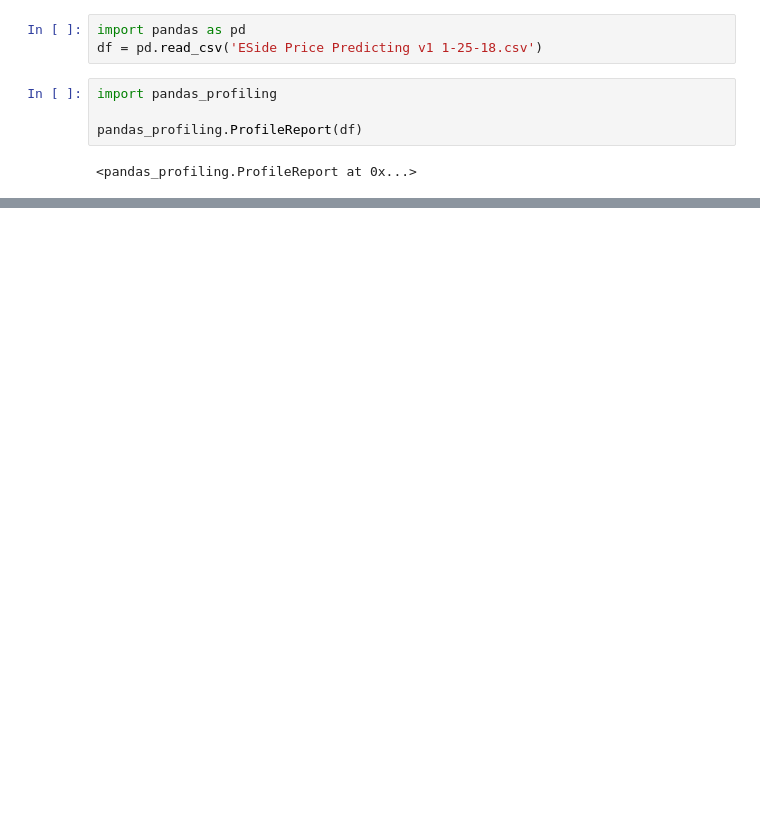
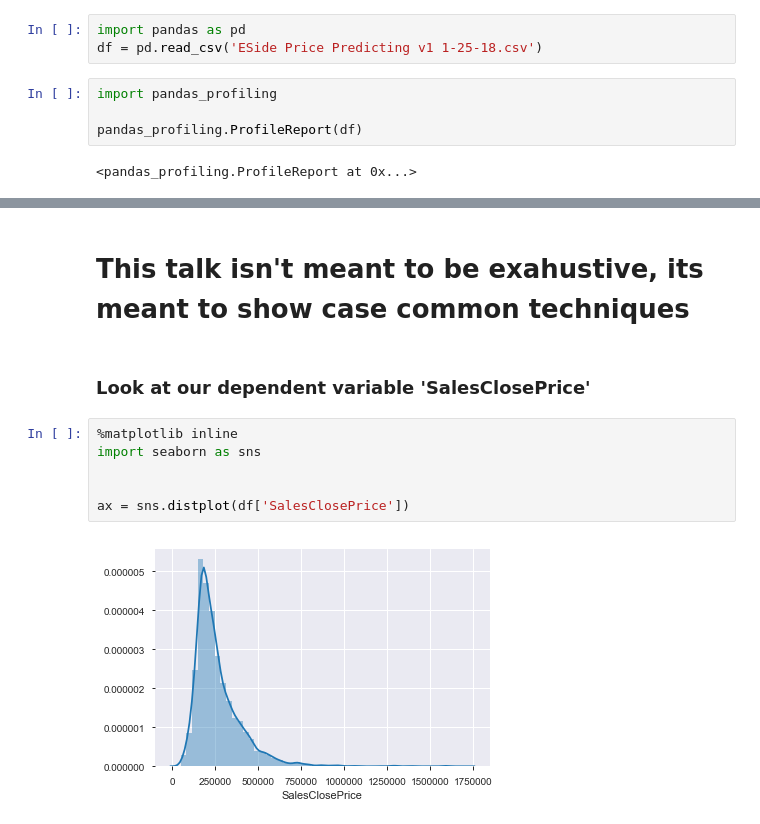
Before and after one commit to SocialDataSci/feature_engineering, a Jupyter notebook: feature_engineering.ipynb, the cells around one changed output, grey strips where cells are left out. Drawn from its saved outputs; the diff is of its cells as text; blank space fills up the shorter version.

```diff
--- a/feature_engineering.ipynb
+++ b/feature_engineering.ipynb
@@ -62,0 +57,12 @@ To be able to plot the data. (If a transformation is needed to be able to plot t
+# %% [markdown]
+# This talk isn't meant to be exahustive, its meant to show case common techniques
+# %% [markdown]
+### Look at our dependent variable 'SalesClosePrice'
+# %%
+%matplotlib inline
+import seaborn as sns
+
+
+ax = sns.distplot(df['SalesClosePrice'])
+# %% [output]
+[figure, added]
```
Also changed, not shown: parts of 53 cells of this notebook, 1 other file.
